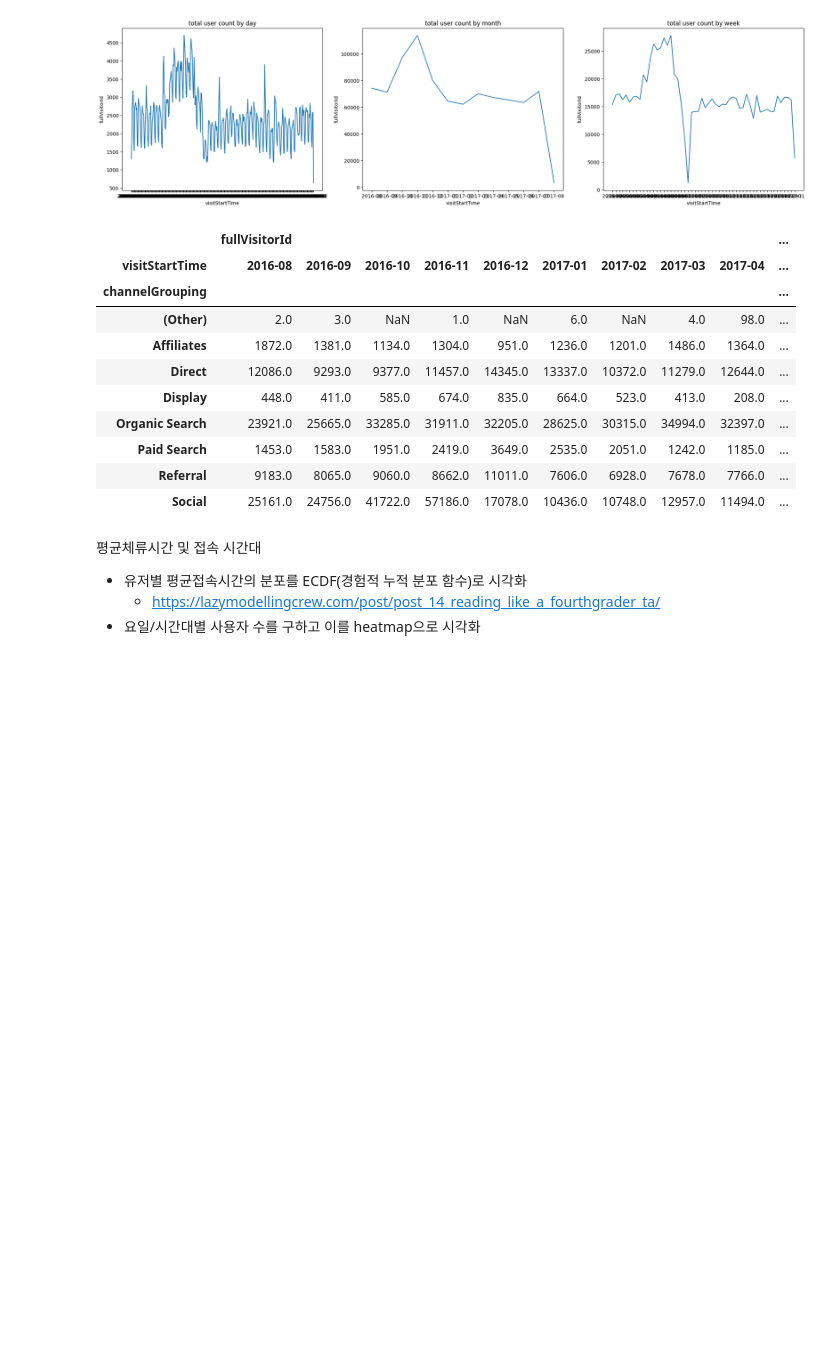
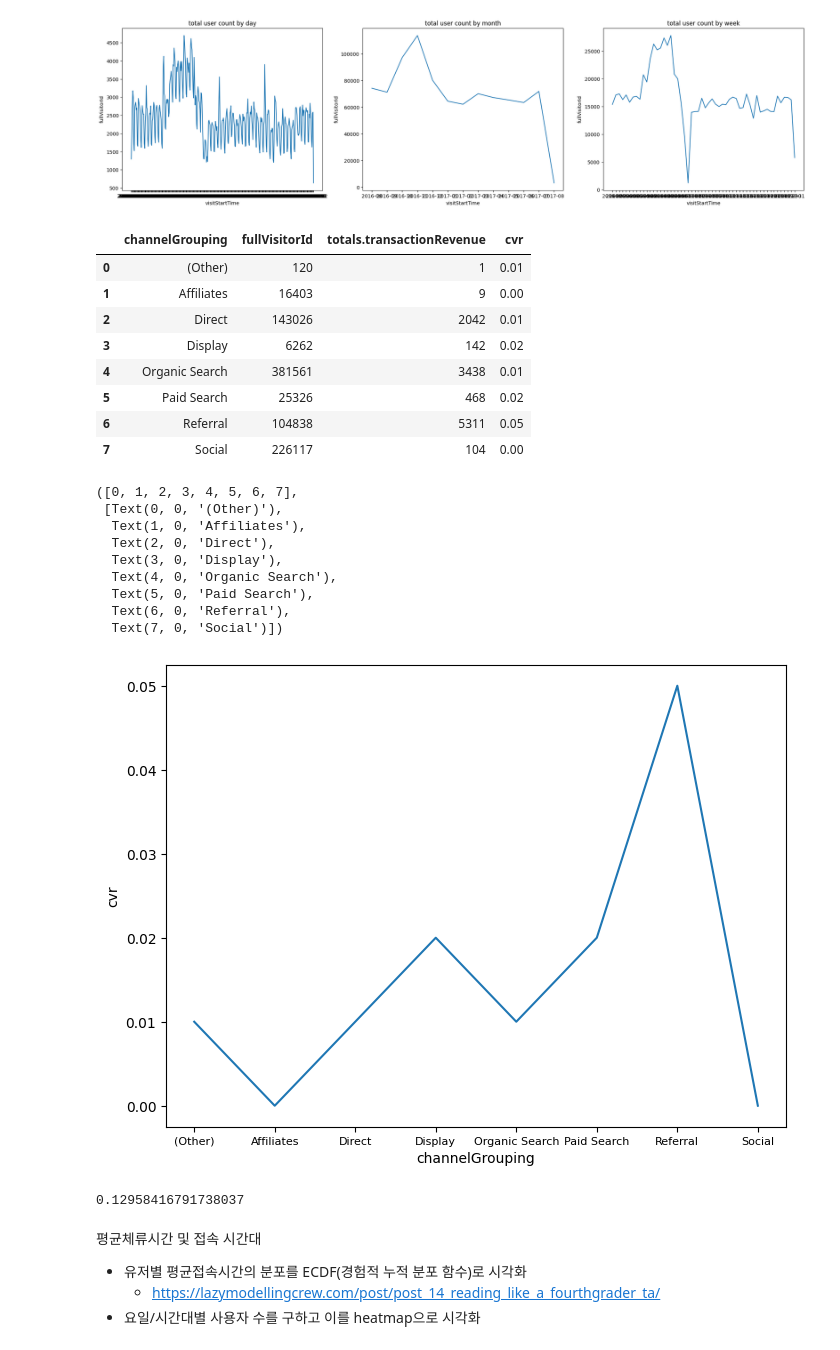
Before and after one commit to eju1019/ipark, a Jupyter notebook: GA_data.ipynb, the cells around one changed output. Drawn from its saved outputs; the diff is of its cells as text; code cells hidden in the pictures; blank space fills up the shorter version.

```diff
--- a/GA_data.ipynb
+++ b/GA_data.ipynb
@@ -217,0 +202,21 @@ df2.describe(include='all')
+# %%
+# 라벨 인코더(범주형): channelGrouping, device.deviceCategory, geoNetwork.country
+# 스케일링 (수치형): totals.pageviews, totals.visits, totals.hits (기타 - 평균 세션 시간, 재방문 수 등)
+
+from sklearn.preprocessing import LabelEncoder, StandardScaler
+
+en_lb = LabelEncoder()
+# 0: (Other) 1: Affiliates 2: Direct 3: Display 4: Organic Search 5: Paid Search, 6: Referral, 7: Social
+df['channel_en'] = en_lb.fit_transform(df[['channelGrouping']])
+# 0: desktop 1: mobile 2: tablet
+df['deviceCategory_en'] = en_lb.fit_transform(df[['device.deviceCategory']])
+# 0: (not set) 1: Africa 2: Americas 3: Asia 4: Europe 5: Oceania
+df['continent_en'] = en_lb.fit_transform(df[['geoNetwork.continent']])
+
+
+sc_sd = StandardScaler()
+df['pageviews_sc'] = sc_sd.fit_transform(df[['totals.pageviews']])
+df['visits_sc'] = sc_sd.fit_transform(df[['totals.visits']])
+df['hits_sc'] = sc_sd.fit_transform(df[['totals.hits']])
+
+df.describe(include='all')
@@ -285,21 +342,47 @@ plt.title('total user count by week')
 # %% [output]
 Text(0.5, 1.0, 'total user count by week')
 [figure]
-# %%
-# 채널별 월별 유저수 추이
-pd.DataFrame( df.groupby(['channelGrouping', visit_ym])['fullVisitorId'].count()).unstack()
-# %% [output]
-|  | fullVisitorId |  |  |  |  |  |  |  |  | ... |
-| visitStartTime | 2016-08 | 2016-09 | 2016-10 | 2016-11 | 2016-12 | 2017-01 | 2017-02 | 2017-03 | 2017-04 | ... |
-| channelGrouping |  |  |  |  |  |  |  |  |  | ... |
-| (Other) | 2.0 | 3.0 | NaN | 1.0 | NaN | 6.0 | NaN | 4.0 | 98.0 | ... |
-| Affiliates | 1872.0 | 1381.0 | 1134.0 | 1304.0 | 951.0 | 1236.0 | 1201.0 | 1486.0 | 1364.0 | ... |
-| Direct | 12086.0 | 9293.0 | 9377.0 | 11457.0 | 14345.0 | 13337.0 | 10372.0 | 11279.0 | 12644.0 | ... |
-| Display | 448.0 | 411.0 | 585.0 | 674.0 | 835.0 | 664.0 | 523.0 | 413.0 | 208.0 | ... |
-| Organic Search | 23921.0 | 25665.0 | 33285.0 | 31911.0 | 32205.0 | 28625.0 | 30315.0 | 34994.0 | 32397.0 | ... |
-| Paid Search | 1453.0 | 1583.0 | 1951.0 | 2419.0 | 3649.0 | 2535.0 | 2051.0 | 1242.0 | 1185.0 | ... |
-| Referral | 9183.0 | 8065.0 | 9060.0 | 8662.0 | 11011.0 | 7606.0 | 6928.0 | 7678.0 | 7766.0 | ... |
-| Social | 25161.0 | 24756.0 | 41722.0 | 57186.0 | 17078.0 | 10436.0 | 10748.0 | 12957.0 | 11494.0 | ... |
+# %%
+# 채널별 월별 유저수 / 구매수 추이
+pd.DataFrame(df.groupby(['channelGrouping', visit_ym])['fullVisitorId'].count()).unstack()
+pd.DataFrame(df.groupby(['channelGrouping', visit_ym])['totals.transactionRevenue'].count()).unstack()
+
+# 채널별 전환율
+channel = df.groupby('channelGrouping')[['fullVisitorId','totals.transactionRevenue']].count().reset_index()
+channel['cvr'] = (channel['totals.transactionRevenue'] / channel['fullVisitorId']).round(2)
+display(channel)
+
+plt.figure(figsize= (8,6))
+sns.lineplot(x = channel['channelGrouping'], y = channel['cvr'])
+plt.xticks(fontsize=8)
+# %% [output]
+|  | channelGrouping | fullVisitorId | totals.transactionRevenue | cvr |
+| 0 | (Other) | 120 | 1 | 0.01 |
+| 1 | Affiliates | 16403 | 9 | 0.00 |
+| 2 | Direct | 143026 | 2042 | 0.01 |
+| 3 | Display | 6262 | 142 | 0.02 |
+| 4 | Organic Search | 381561 | 3438 | 0.01 |
+| 5 | Paid Search | 25326 | 468 | 0.02 |
+| 6 | Referral | 104838 | 5311 | 0.05 |
+| 7 | Social | 226117 | 104 | 0.00 |
+([0, 1, 2, 3, 4, 5, 6, 7],
+ [Text(0, 0, '(Other)'),
+  Text(1, 0, 'Affiliates'),
+  Text(2, 0, 'Direct'),
+  Text(3, 0, 'Display'),
+  Text(4, 0, 'Organic Search'),
+  Text(5, 0, 'Paid Search'),
+  Text(6, 0, 'Referral'),
+  Text(7, 0, 'Social')])
+[figure, added]
+# %%
+number_of_unique_user = df['fullVisitorId'].nunique()
+number_of_revisit_user = (df['fullVisitorId'].value_counts() > 1).sum()
+
+# 재방문 유저는 13%
+number_of_revisit_user / number_of_unique_user
+# %% [output]
+0.12958416791738037
 # %% [markdown]
 평균체류시간 및 접속 시간대
 - 유저별 평균접속시간의 분포를 ECDF(경험적 누적 분포 함수)로 시각화
```
Also changed, not shown: parts of 29 cells of this notebook.
